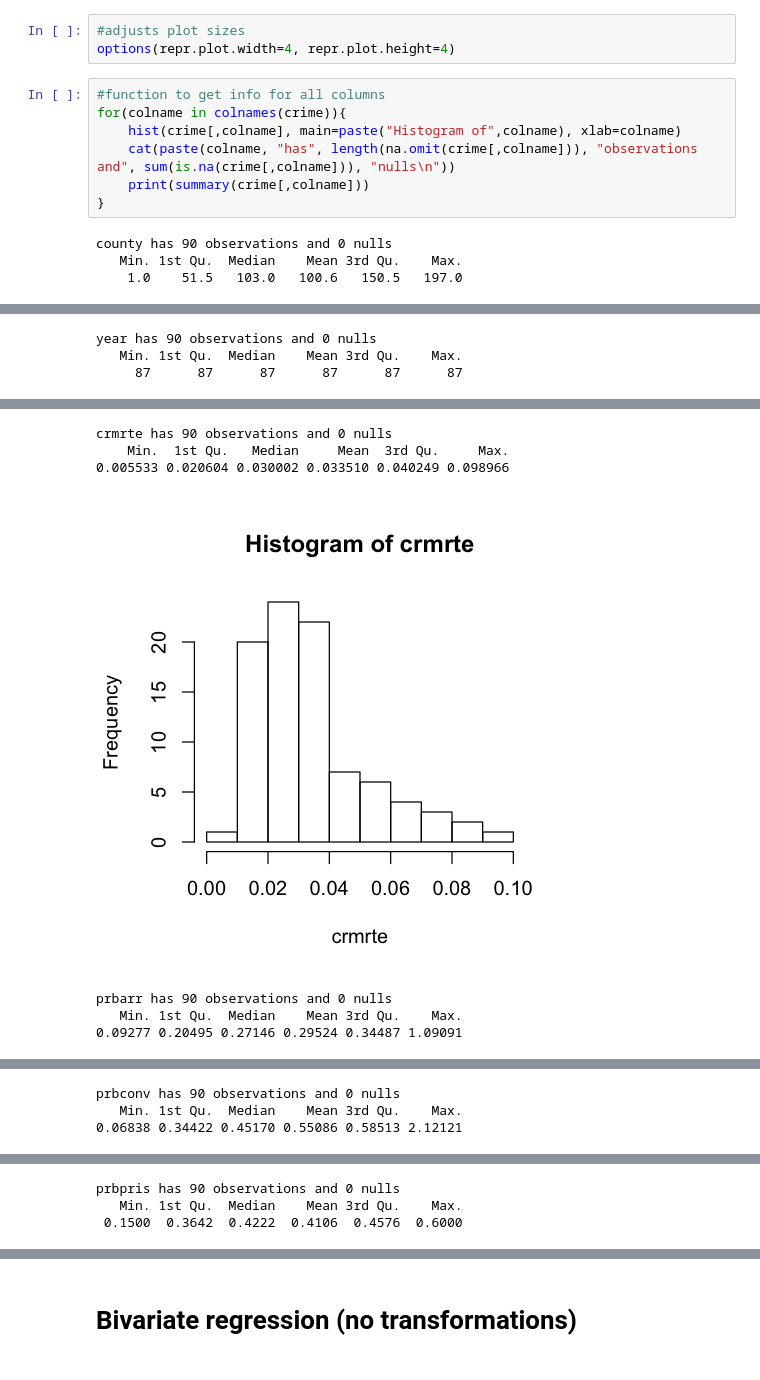
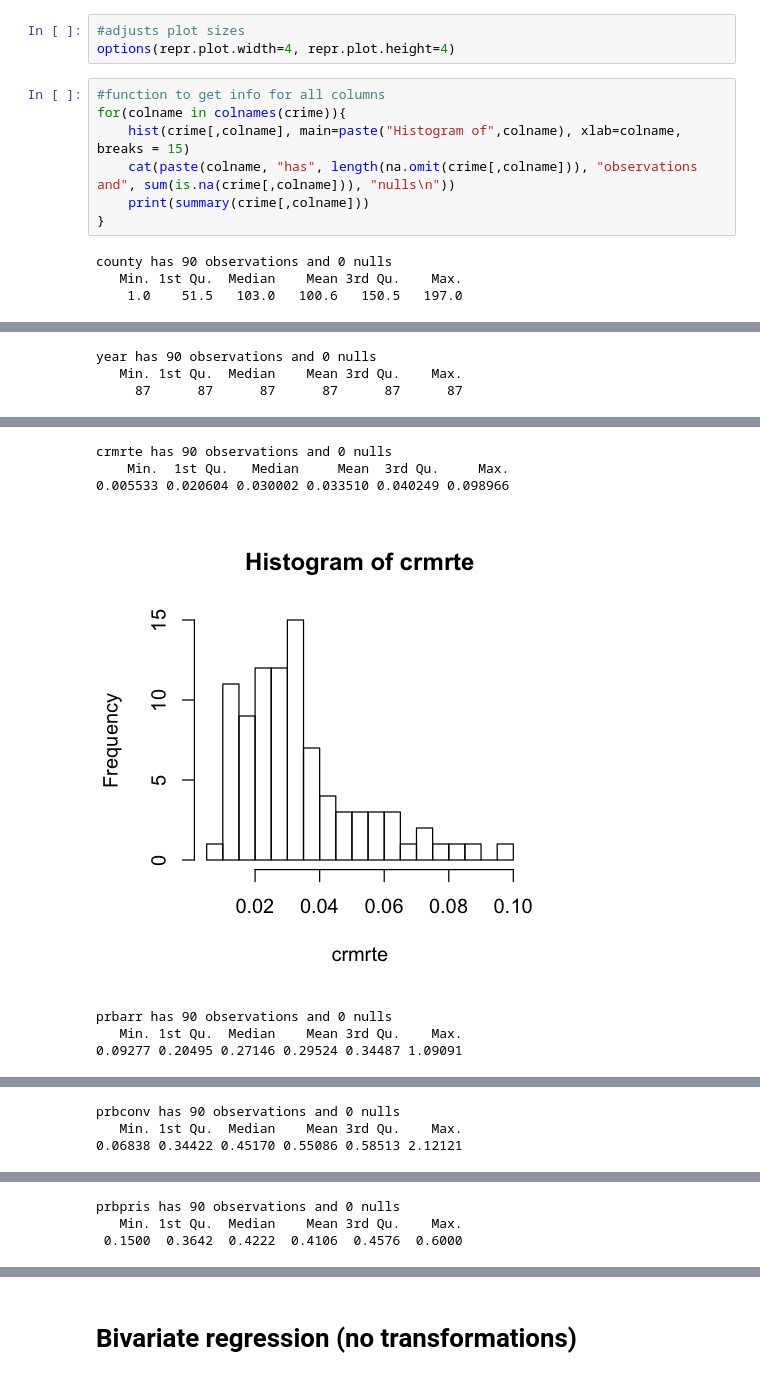
Before and after one commit to ramirocadavid/w203-Lab3, a Jupyter notebook: lab3_eda_katie.ipynb, the cells around one changed output, grey strips where cells are left out. Cells and saved outputs as stored; diff of their text form.

```diff
--- a/lab3_eda_katie.ipynb
+++ b/lab3_eda_katie.ipynb
@@ -169,7 +169,7 @@ options(repr.plot.width=4, repr.plot.height=4)
 # %%
 #function to get info for all columns
 for(colname in colnames(crime)){
-    hist(crime[,colname], main=paste("Histogram of",colname), xlab=colname)
+    hist(crime[,colname], main=paste("Histogram of",colname), xlab=colname, breaks = 15)
     cat(paste(colname, "has", length(na.omit(crime[,colname])), "observations and", sum(is.na(crime[,colname])), "nulls\n"))
     print(summary(crime[,colname]))
 }
@@ -181,11 +181,11 @@ county has 90 observations and 0 nulls
 year has 90 observations and 0 nulls
    Min. 1st Qu.  Median    Mean 3rd Qu.    Max.
      87      87      87      87      87      87
 [figure]
 crmrte has 90 observations and 0 nulls
     Min.  1st Qu.   Median     Mean  3rd Qu.     Max.
 0.005533 0.020604 0.030002 0.033510 0.040249 0.098966
-[figure, old version]
+[figure, new version]
 prbarr has 90 observations and 0 nulls
    Min. 1st Qu.  Median    Mean 3rd Qu.    Max.
 0.09277 0.20495 0.27146 0.29524 0.34487 1.09091
```
Also changed, not shown: parts of 44 cells of this notebook.
